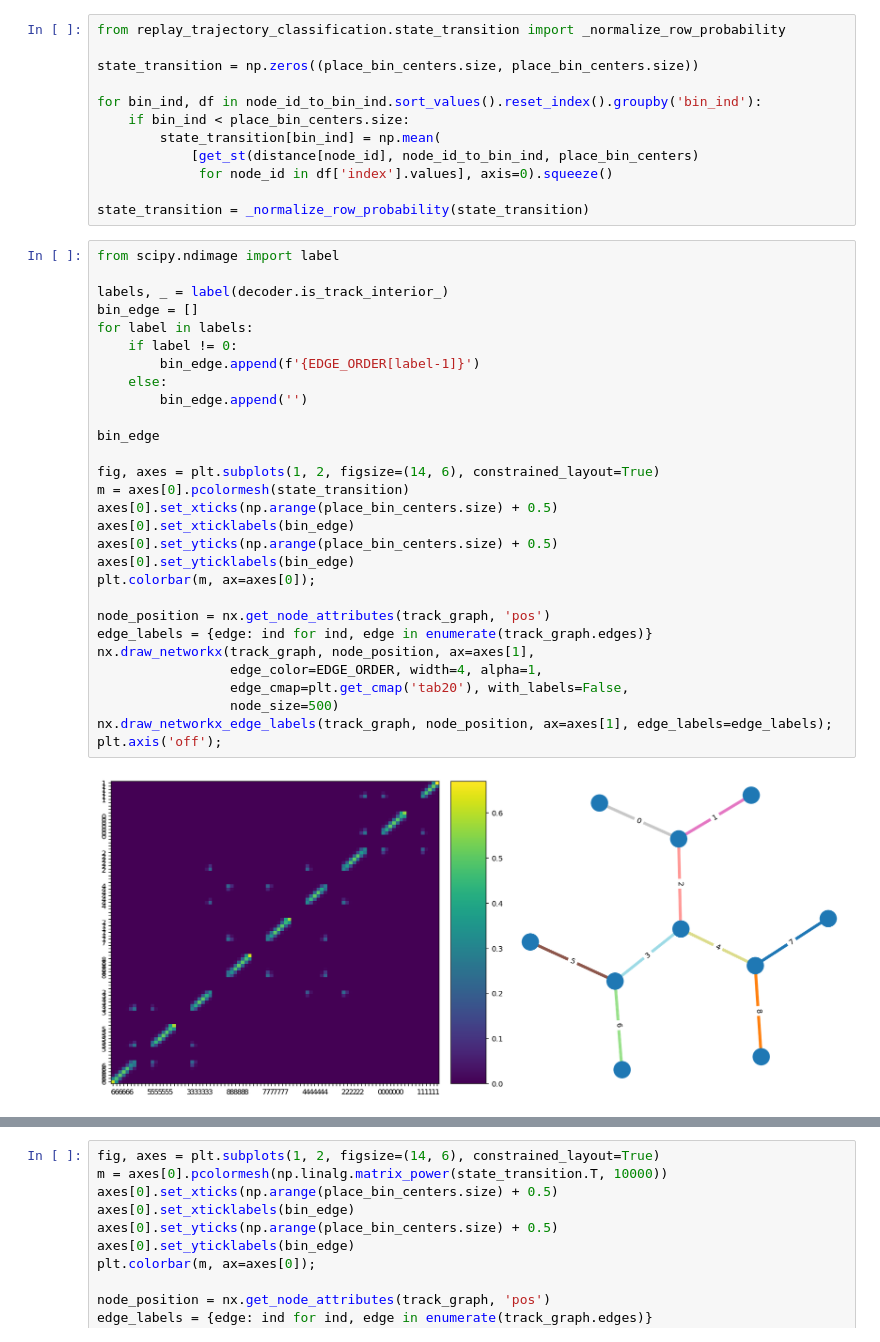
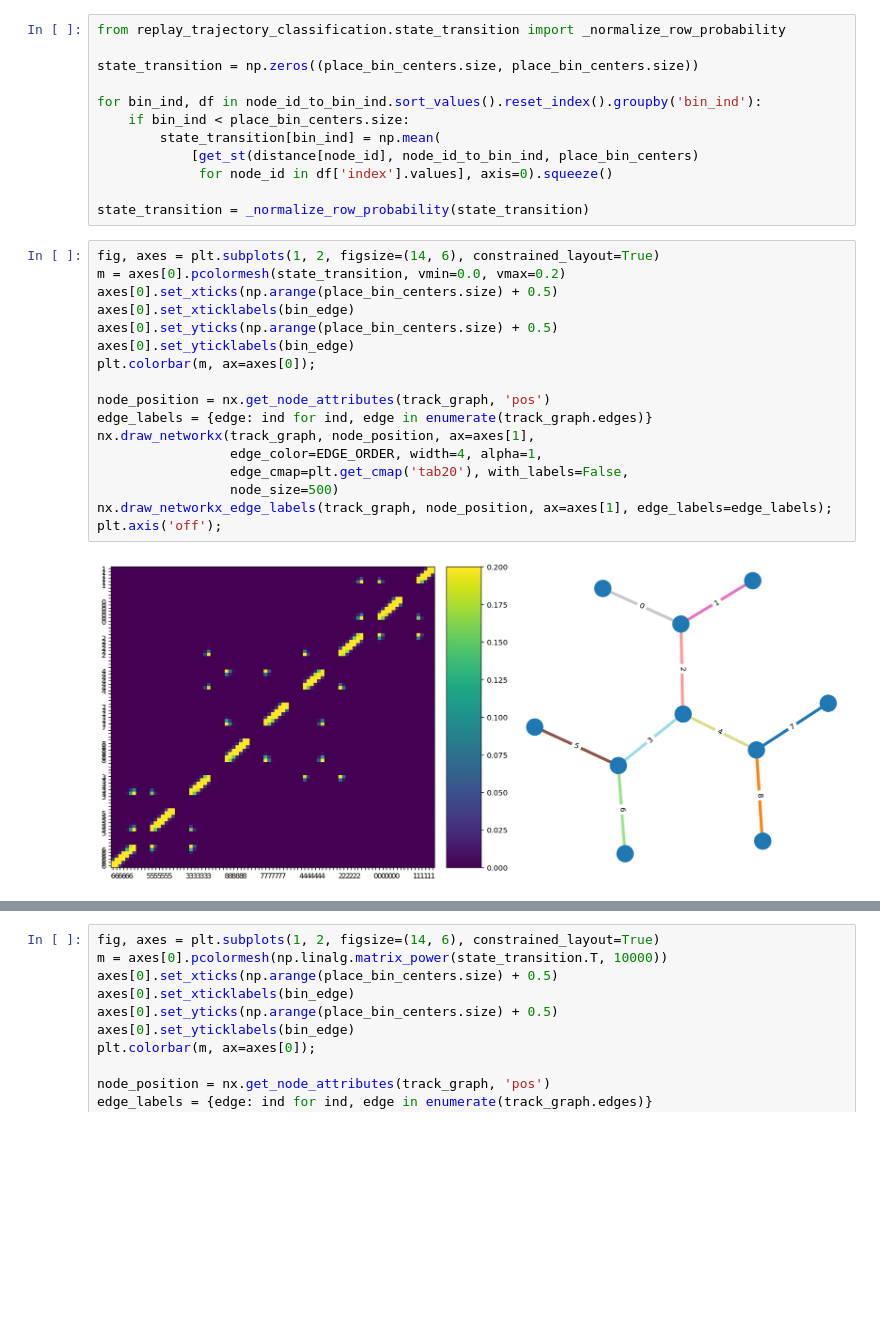
Before and after one commit to edeno/ac_clusterless_decoding, a Jupyter notebook: notebooks/2019_12_23_Random_Walk_Averaging_Bins.ipynb, the cells around one changed output, grey strips where cells are left out. Cells and saved outputs as stored; diff of their text form; blank space fills up the shorter version.

```diff
--- a/notebooks/2019_12_23_Random_Walk_Averaging_Bins.ipynb
+++ b/notebooks/2019_12_23_Random_Walk_Averaging_Bins.ipynb
@@ -149,33 +149,21 @@ for bin_ind, df in node_id_to_bin_ind.sort_values().reset_index().groupby('bin_i
 
 state_transition = _normalize_row_probability(state_transition)
 # %%
-from scipy.ndimage import label
-
-labels, _ = label(decoder.is_track_interior_)
-bin_edge = []
-for label in labels:
-    if label != 0:
-        bin_edge.append(f'{EDGE_ORDER[label-1]}')
-    else:
-        bin_edge.append('')
-
-bin_edge
-
 fig, axes = plt.subplots(1, 2, figsize=(14, 6), constrained_layout=True)
-m = axes[0].pcolormesh(state_transition)
+m = axes[0].pcolormesh(state_transition, vmin=0.0, vmax=0.2)
 axes[0].set_xticks(np.arange(place_bin_centers.size) + 0.5)
 axes[0].set_xticklabels(bin_edge)
 axes[0].set_yticks(np.arange(place_bin_centers.size) + 0.5)
 axes[0].set_yticklabels(bin_edge)
 plt.colorbar(m, ax=axes[0]);
 
 node_position = nx.get_node_attributes(track_graph, 'pos')
 edge_labels = {edge: ind for ind, edge in enumerate(track_graph.edges)}
 nx.draw_networkx(track_graph, node_position, ax=axes[1],
                  edge_color=EDGE_ORDER, width=4, alpha=1,
                  edge_cmap=plt.get_cmap('tab20'), with_labels=False,
                  node_size=500)
 nx.draw_networkx_edge_labels(track_graph, node_position, ax=axes[1], edge_labels=edge_labels);
 plt.axis('off');
 # %% [output]
-[figure, old version]
+[figure, new version]
```
Also changed, not shown: parts of 1 cell of this notebook, 3 other files.
